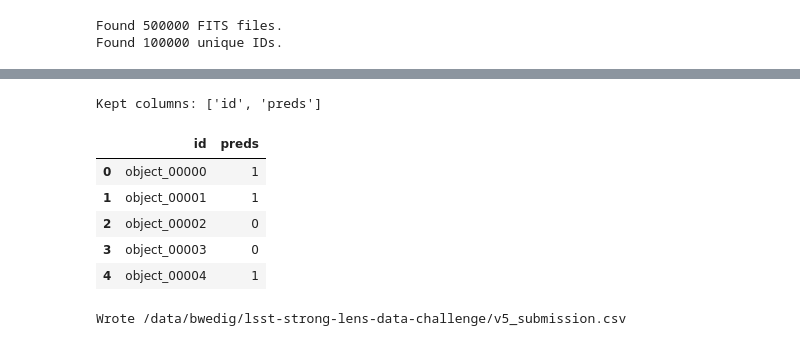
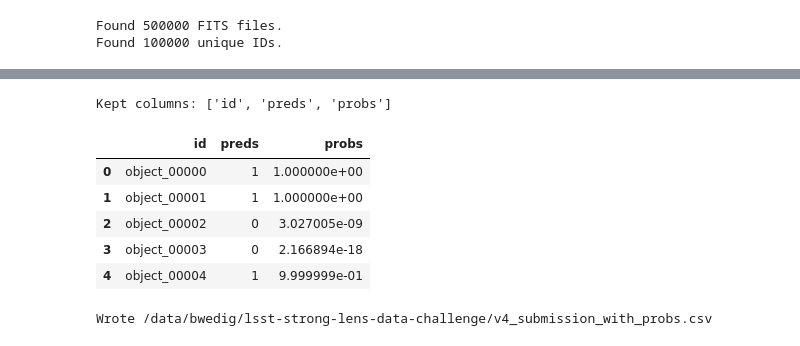
Before and after one commit to AstroMusers/lsst-strong-lens-data-challenge, a Jupyter notebook: bryce_load_and_predict.ipynb, the cells around one changed output, grey strips where cells are left out. Cells and saved outputs as stored; diff of their text form; code cells hidden in the pictures.

Commit message:
add probability to submission csv

```diff
--- a/bryce_load_and_predict.ipynb
+++ b/bryce_load_and_predict.ipynb
@@ -67,4 +61,4 @@ pprint(models)
  '/nfsdata1/bwedig/lsst-strong-lens-data-challenge/models/v4.keras',
  '/nfsdata1/bwedig/lsst-strong-lens-data-challenge/models/v5.keras']
 # %%
-model = keras.models.load_model(models[4])
+model = keras.models.load_model(models[3])
@@ -106,3 +97,16 @@ Columns: [id, preds, ra, dec, zlens, mag_lens_g, mag_lens_r, mag_lens_i, mag_len
 Index: []
 
 [0 rows x 41 columns]
+# %%
+# insert 'probs' column after 'preds' and before 'ra'
+if 'probs' not in df.columns:
+    # prefer an existing 'prob' column if present, otherwise create NaNs
+    if 'prob' in df.columns:
+        vals = df['prob'].astype(float)
+    else:
+        vals = pd.Series(np.nan, index=df.index, dtype=float)
+
+    insert_at = list(df.columns).index('preds') + 1 if 'preds' in df.columns else 1
+    df.insert(insert_at, 'probs', vals)
+
+print("Columns after insert:", list(df.columns))
@@ -157,11 +163,11 @@ for start in tqdm(range(0, n_ids, batch_size), total=math.ceil(n_ids / batch_siz
     preds_bin = (probs > 0.5).astype(int)
 
     # collect rows, avoid pd.concat in the inner loop
-    for uid, p in zip(batch_uids, preds_bin):
-        rows.append({'id': uid, 'preds': int(p)})
+    for uid, p, prob in zip(batch_uids, preds_bin, probs):
+        rows.append({'id': uid, 'preds': int(p), 'probs': float(prob)})
 
     # optional sanity plot (only a few times)
-    if start % 5000 == 0:
+    if start % 1000 == 0:
         sample_stack = stacks[0]
         sample_pred = int(preds_bin[0])
         f, ax = plt.subplots(1, 6, figsize=(18, 3))
@@ -171,9 +177,9 @@ for start in tqdm(range(0, n_ids, batch_size), total=math.ceil(n_ids / batch_siz
             ax[j].axis('off')
         ax[5].imshow(sample_stack[:, :, :3])
         ax[5].axis('off')
-        plt.suptitle(f"ID: {batch_uids[0]}, Prediction: {sample_pred}")
+        plt.suptitle(f"ID: {batch_uids[0]}, Prediction: {sample_pred}, Prob: {probs[0]:.4f}")  #
         plt.show()
 
 # one final concat (fast)
-new_df = pd.DataFrame(rows, columns=['id', 'preds'])
+new_df = pd.DataFrame(rows, columns=['id', 'preds', 'probs'])
 df = pd.concat([df, new_df], ignore_index=True)
@@ -222,22 +219,22 @@ df
 # %%
 # keep only 'id' and 'preds' columns (if present)
-keep = [c for c in ['id', 'preds'] if c in df.columns]
+keep = [c for c in ['id', 'preds', 'probs'] if c in df.columns]
 df = df[keep].copy()
 print(f"Kept columns: {keep}")
 df.head()
 # %% [output]
-Kept columns: ['id', 'preds']
+Kept columns: ['id', 'preds', 'probs']
-|  | id | preds |
-| 0 | object_00000 | 1 |
-| 1 | object_00001 | 1 |
-| 2 | object_00002 | 0 |
-| 3 | object_00003 | 0 |
-| 4 | object_00004 | 1 |
+|  | id | preds | probs |
+| 0 | object_00000 | 1 | 1.000000e+00 |
+| 1 | object_00001 | 1 | 1.000000e+00 |
+| 2 | object_00002 | 0 | 3.027005e-09 |
+| 3 | object_00003 | 0 | 2.166894e-18 |
+| 4 | object_00004 | 1 | 9.999999e-01 |
 # %%
-out_path = '/data/bwedig/lsst-strong-lens-data-challenge/v5_submission.csv'
+out_path = '/data/bwedig/lsst-strong-lens-data-challenge/v4_submission_with_probs.csv'
 if os.path.exists(out_path):
     os.remove(out_path)
 df.to_csv(out_path, index=False)
 print(f"Wrote {out_path}")
 # %% [output]
-Wrote /data/bwedig/lsst-strong-lens-data-challenge/v5_submission.csv
+Wrote /data/bwedig/lsst-strong-lens-data-challenge/v4_submission_with_probs.csv
```
Also changed, not shown: parts of 6 cells of this notebook.
